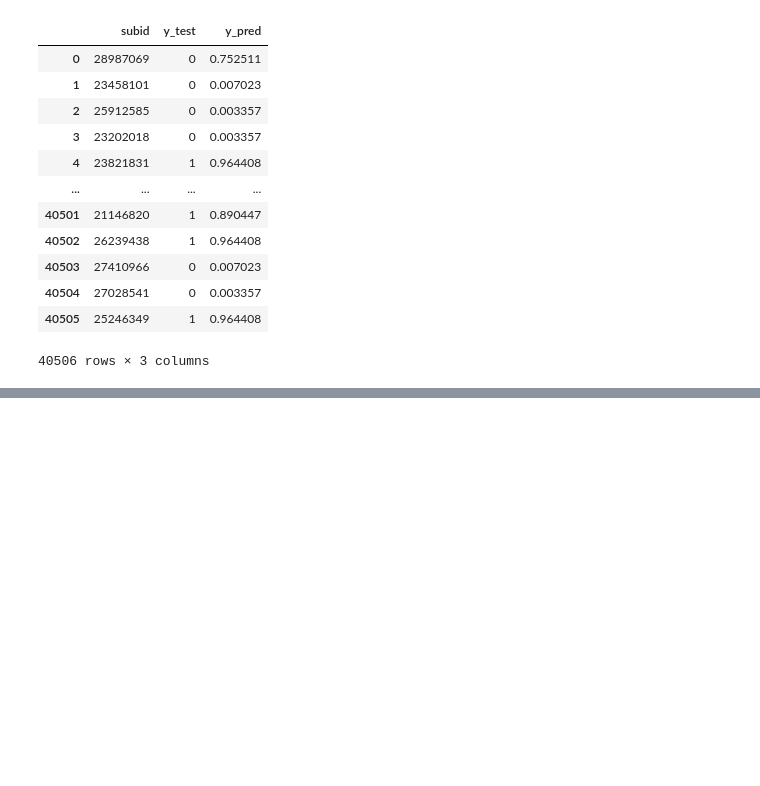
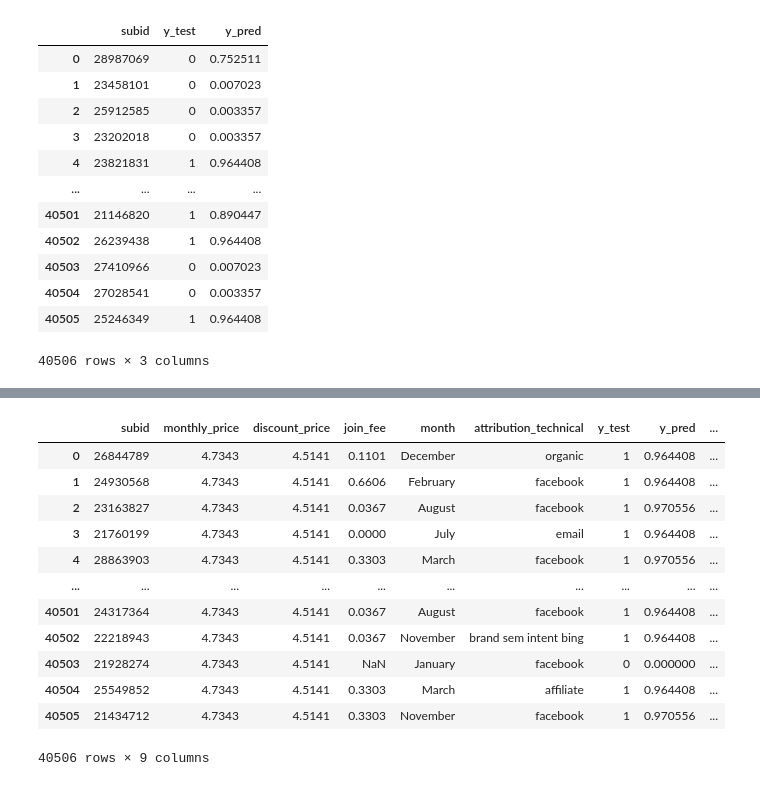
Before and after one commit to yjj595857/Marketing-Final-Case, a Jupyter notebook: Marketing_Final_YujungHuang.ipynb, the cells around one changed output, grey strips where cells are left out. Drawn from its saved outputs; the diff is of its cells as text; code cells hidden in the pictures; blank space fills up the shorter version.

```diff
--- a/Marketing_Final_YujungHuang.ipynb
+++ b/Marketing_Final_YujungHuang.ipynb
@@ -870,0 +875,6 @@ rev_model(churn,offer_accept_rate,0.5)
+# %%
+# Read data
+spend = pd.read_excel('advertising_spend_data.xlsx',header=2)
+spend['month'] = spend['date'].dt.month_name()
+spend = spend.set_index(['month']).drop('date',axis=1)
+spend
@@ -870,0 +928,6 @@ rev_model(churn,offer_accept_rate,0.5)
+# %%
+# Filter to subscribers who were acquired from these channels
+sub_channel = sub[sub['attribution_technical'].isin(spend.columns.tolist())]
+sub_channel['month'] = sub_channel['account_creation_date'].dt.month_name()
+sub_channel = sub_channel[(sub_channel['cancel_before_trial_end'] == True)&(sub_channel['refund_after_trial_TF'] == False)]
+sub_channel.head()
@@ -870,0 +941,17 @@ rev_model(churn,offer_accept_rate,0.5)
+# %%
+# Calculate CAC for each customer by month by channel
+sub_cac = sub_channel.groupby(['month','attribution_technical']).size().to_frame(name='count')
+sub_cac = sub_cac.reset_index()
+
+spend_list=[]
+
+for index, row in sub_cac.iterrows():
+    month = row['month']
+    channel = row['attribution_technical']
+    for index, row in spend.iterrows():
+        if index == month:
+            spend_list.append(row[channel])
+
+sub_cac['spend'] = spend_list
+sub_cac['CAC'] = sub_cac['spend'] / sub_cac['count']
+sub_cac
@@ -870,0 +972,5 @@ rev_model(churn,offer_accept_rate,0.5)
+# %%
+sub_clv = sub[['subid','monthly_price','discount_price','join_fee','month','attribution_technical']]
+churn_2 = churn[['subid','y_test','y_pred']]
+sub_clv = pd.merge(sub_clv, churn_2, on='subid')
+sub_clv
@@ -870,0 +991,18 @@ rev_model(churn,offer_accept_rate,0.5)
+# %%
+merge_clv = pd.merge(sub_clv, sub_cac, on=['month','attribution_technical'],how='left')
+merge_clv = merge_clv.drop(['count','spend'],axis=1)
+merge_clv
+# %% [output]
+|  | subid | monthly_price | discount_price | join_fee | month | attribution_technical | y_test | y_pred | ... |
+| 0 | 26844789 | 4.7343 | 4.5141 | 0.1101 | December | organic | 1 | 0.964408 | ... |
+| 1 | 24930568 | 4.7343 | 4.5141 | 0.6606 | February | facebook | 1 | 0.964408 | ... |
+| 2 | 23163827 | 4.7343 | 4.5141 | 0.0367 | August | facebook | 1 | 0.970556 | ... |
+| 3 | 21760199 | 4.7343 | 4.5141 | 0.0000 | July | email | 1 | 0.964408 | ... |
+| 4 | 28863903 | 4.7343 | 4.5141 | 0.3303 | March | facebook | 1 | 0.970556 | ... |
+| ... | ... | ... | ... | ... | ... | ... | ... | ... | ... |
+| 40501 | 24317364 | 4.7343 | 4.5141 | 0.0367 | August | facebook | 1 | 0.964408 | ... |
+| 40502 | 22218943 | 4.7343 | 4.5141 | 0.0367 | November | brand sem intent bing | 1 | 0.964408 | ... |
+| 40503 | 21928274 | 4.7343 | 4.5141 | NaN | January | facebook | 0 | 0.000000 | ... |
+| 40504 | 25549852 | 4.7343 | 4.5141 | 0.3303 | March | affiliate | 1 | 0.964408 | ... |
+| 40505 | 21434712 | 4.7343 | 4.5141 | 0.3303 | November | facebook | 1 | 0.970556 | ... |
+40506 rows × 9 columns
```
Also changed, not shown: parts of 12 cells of this notebook, 1 other file.
